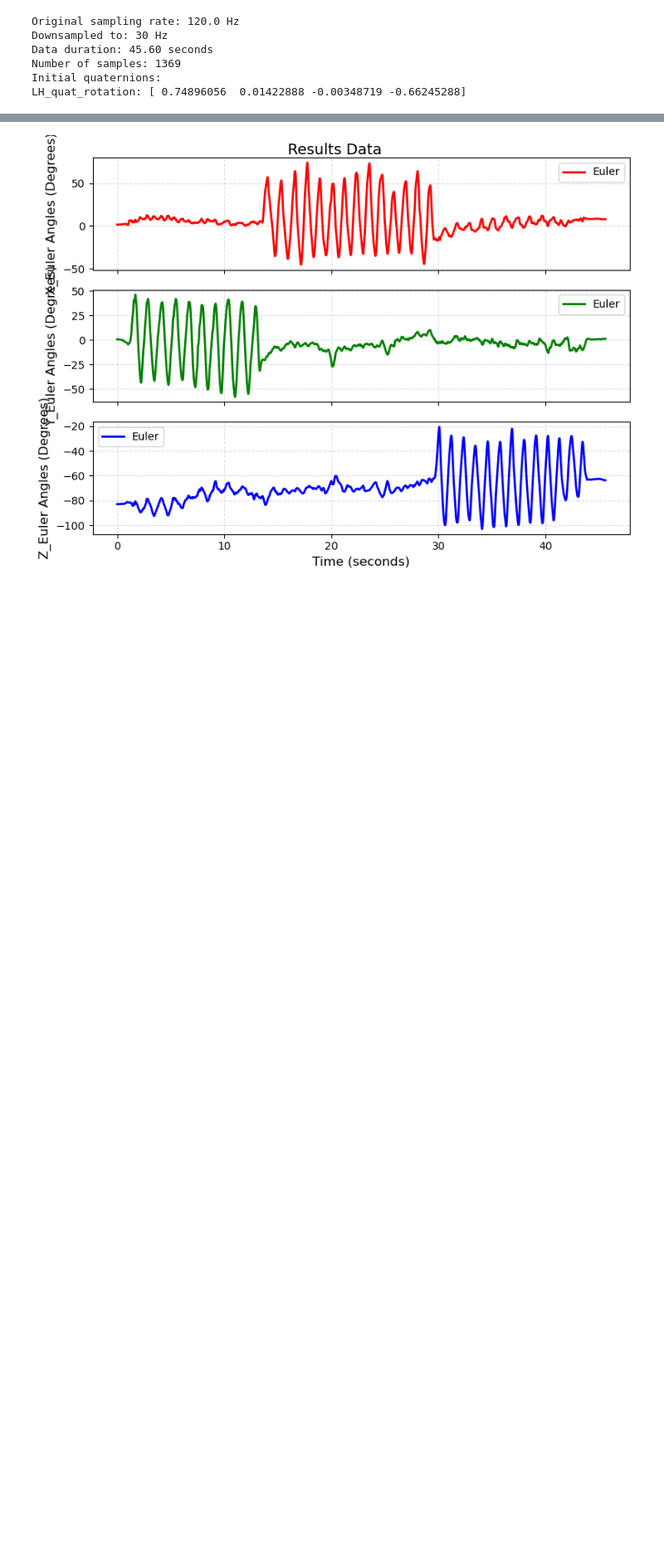
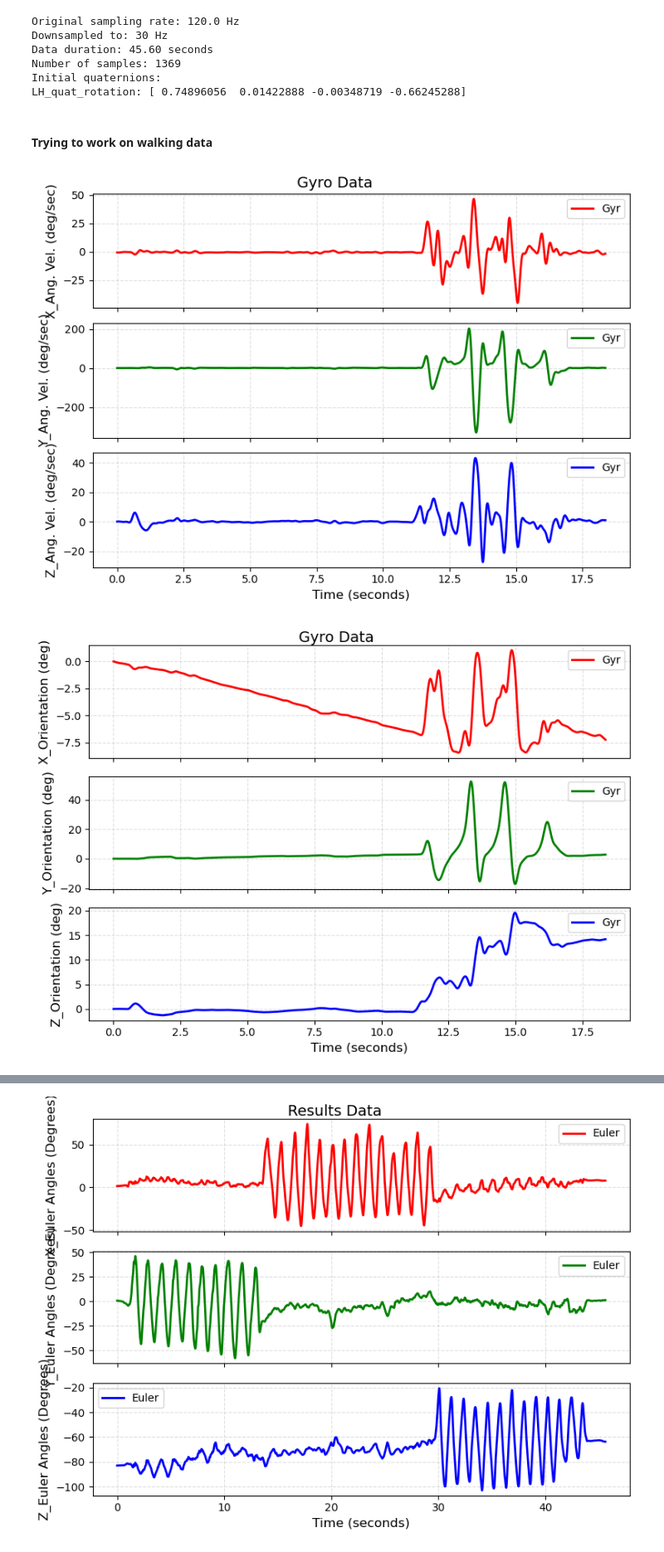
Before and after one commit to jlwry/IMU-Fundamentals, a Jupyter notebook: IMU_Fundamentals.ipynb, the cells around one changed output, grey strips where cells are left out. Shown at 83% size. Cells and saved outputs as stored; diff of their text form; code cells hidden in the pictures; blank space fills up the shorter version.

```diff
--- a/IMU_Fundamentals.ipynb
+++ b/IMU_Fundamentals.ipynb
@@ -250,0 +253,15 @@ from utils.imu_functions import filter_data, plot_xyz, integrate, calibrate, sim
+# %% [markdown]
+#### Trying to work on walking data ####
+# %%
+walk_data = csv2zoo_data('data/LH_20250816_112514.csv')
+
+# Filter the data to get rid of obvious outliers and noise
+filtered_gyro = filter_data(walk_data, cutoff = 4, sample_frequency = 120, sensor_type= 'gyro')
+int_rot = integrate(filtered_gyro, frequency = 120, times = 1, sensor_type = 'gyro')
+
+# Visualize the raw data
+plot_xyz(filtered_gyro, div_time = 120, tlabel = 'seconds', ylabel="Ang. Vel. (deg/sec)", sensor_type = 'gyro')
+plot_xyz([int_rot], div_time=120, tlabel = 'seconds', ylabel='Orientation (deg)', sensor_type=['gyro'])
+# %% [output]
+[figure, added]
+[figure, added]
```
Also changed, not shown: parts of 8 cells of this notebook, 1 other file.
